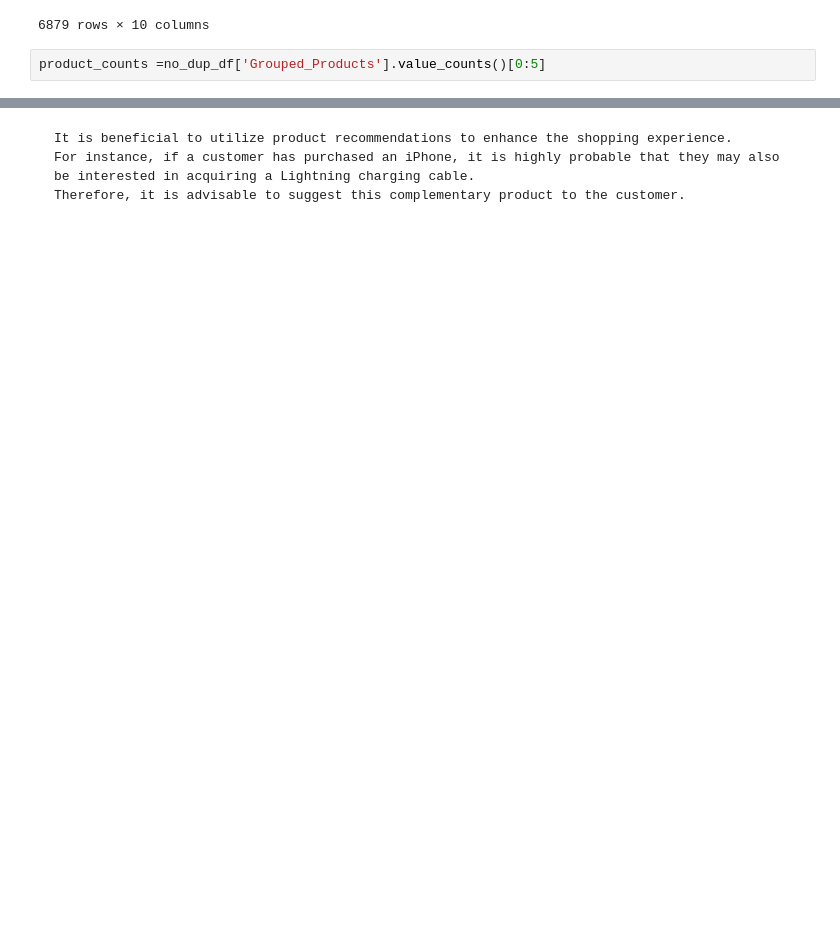
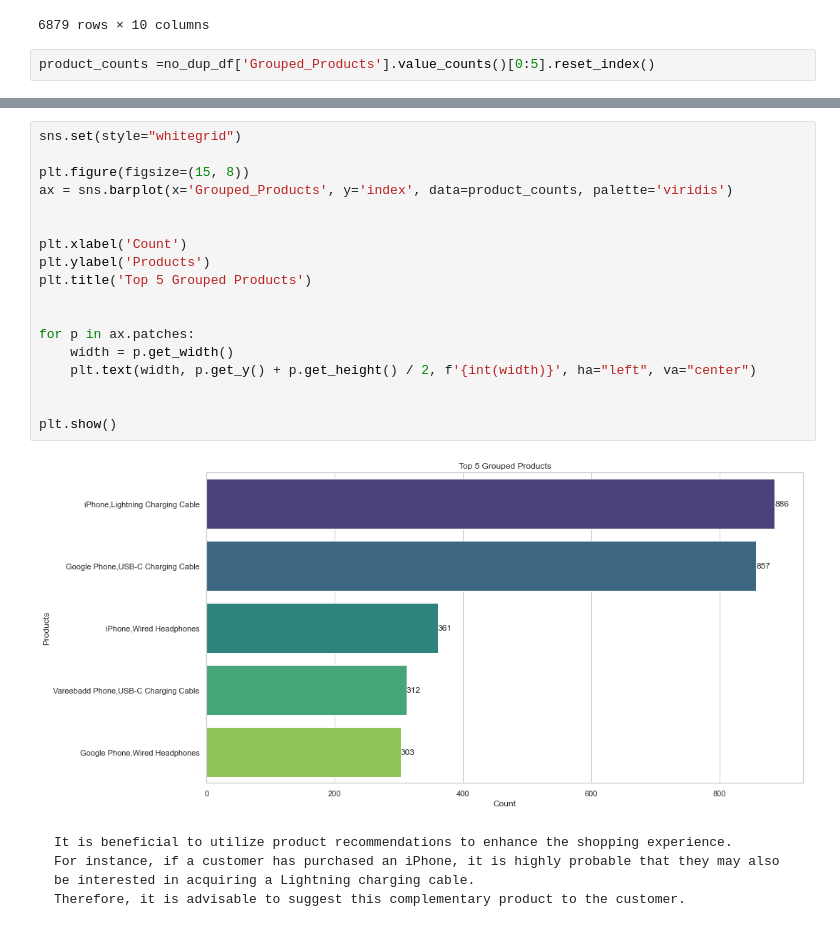
Before and after one commit to Narula901/Data-Analytics-Project, a Jupyter notebook: Sales Data Analysis.ipynb, the cells around one changed output, grey strips where cells are left out. Saved outputs shown, nothing was run; the diff lists cells and outputs as text; blank space fills up the shorter version.

```diff
--- a/Sales Data Analysis.ipynb
+++ b/Sales Data Analysis.ipynb
@@ -488,4 +489,4 @@ no_dup_df
 | 14126 | 259350 | Google Phone | 1 | 600.00 | 2019-09-30 13:49:00 | 519 Maple St, San Francisco, CA 9... | 600.00 | 9 | ... |
 6879 rows × 10 columns
 # %%
-product_counts =no_dup_df['Grouped_Products'].value_counts()[0:5]
+product_counts =no_dup_df['Grouped_Products'].value_counts()[0:5].reset_index()
@@ -502,3 +502,23 @@ fig.show()
+# %%
+sns.set(style="whitegrid")
+
+plt.figure(figsize=(15, 8))
+ax = sns.barplot(x='Grouped_Products', y='index', data=product_counts, palette='viridis')
+
+
+plt.xlabel('Count')
+plt.ylabel('Products')
+plt.title('Top 5 Grouped Products')
+
+
+for p in ax.patches:
+    width = p.get_width()
+    plt.text(width, p.get_y() + p.get_height() / 2, f'{int(width)}', ha="left", va="center")
+
+
+plt.show()
+# %% [output]
+[figure, added]
 # %% [markdown]
     It is beneficial to utilize product recommendations to enhance the shopping experience.
     For instance, if a customer has purchased an iPhone, it is highly probable that they may also be interested in acquiring a Lightning charging cable.
```
Also changed, not shown: parts of 7 cells of this notebook.
